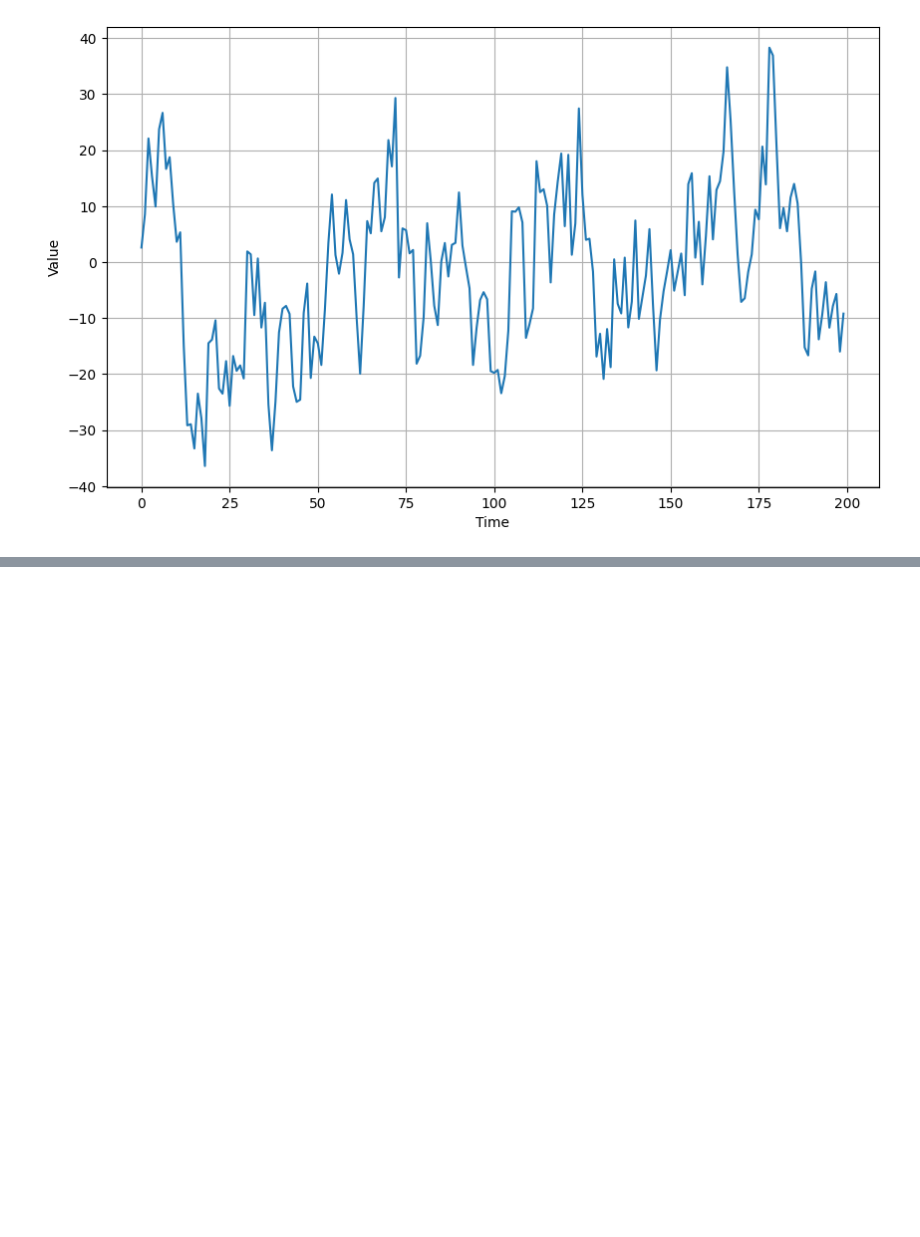
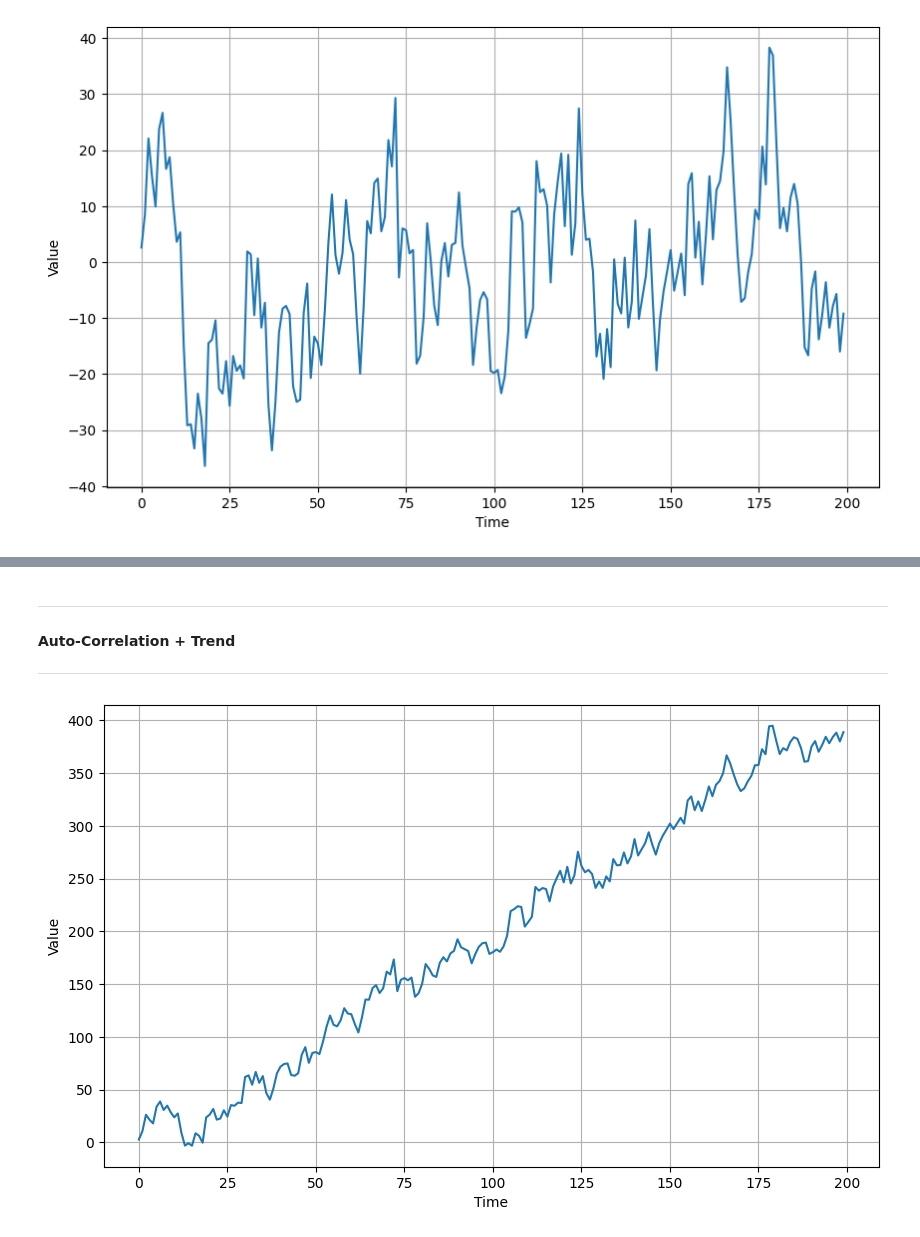
Before and after one commit to nitanshuj/COPY-TensorFlow-in-practice-Coursera-DeeplearningAI, a Jupyter notebook: Tensorflow for NN - 11 (Time Series - 1).ipynb, the cells around one changed output, grey strips where cells are left out. Saved outputs shown, nothing was run; the diff lists cells and outputs as text; code cells hidden in the pictures; blank space fills up the shorter version.

```diff
--- a/Tensorflow for NN - 11 (Time Series - 1).ipynb
+++ b/Tensorflow for NN - 11 (Time Series - 1).ipynb
@@ -282,0 +351,11 @@ if __name__ == "__main__":
+# %% [markdown]
+------------------------------
+#### **Auto-Correlation + Trend**
+------------------------------
+# %%
+if __name__ == "__main__":
+    # Generate autocorrelated data with an upward trend
+    series = autocorrelation(time, 10, seed=42) + trend(time, 2)
+    plot_series(time[:200], series[:200])
+# %% [output]
+[figure, added]
```
Also changed, not shown: parts of 39 cells of this notebook, 1 other file.
